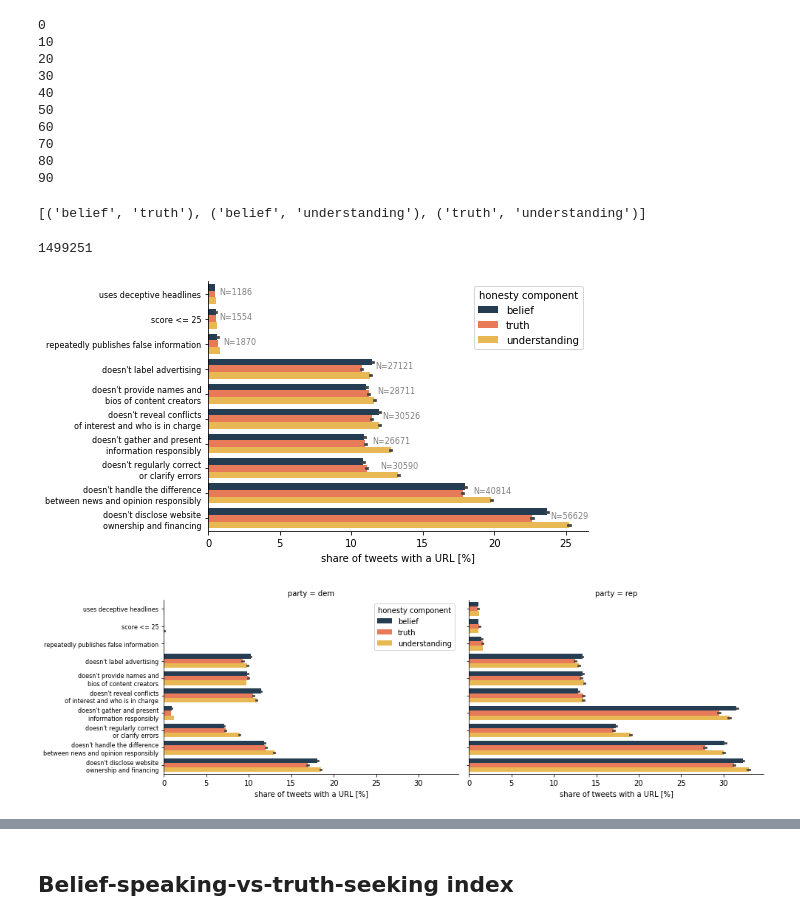
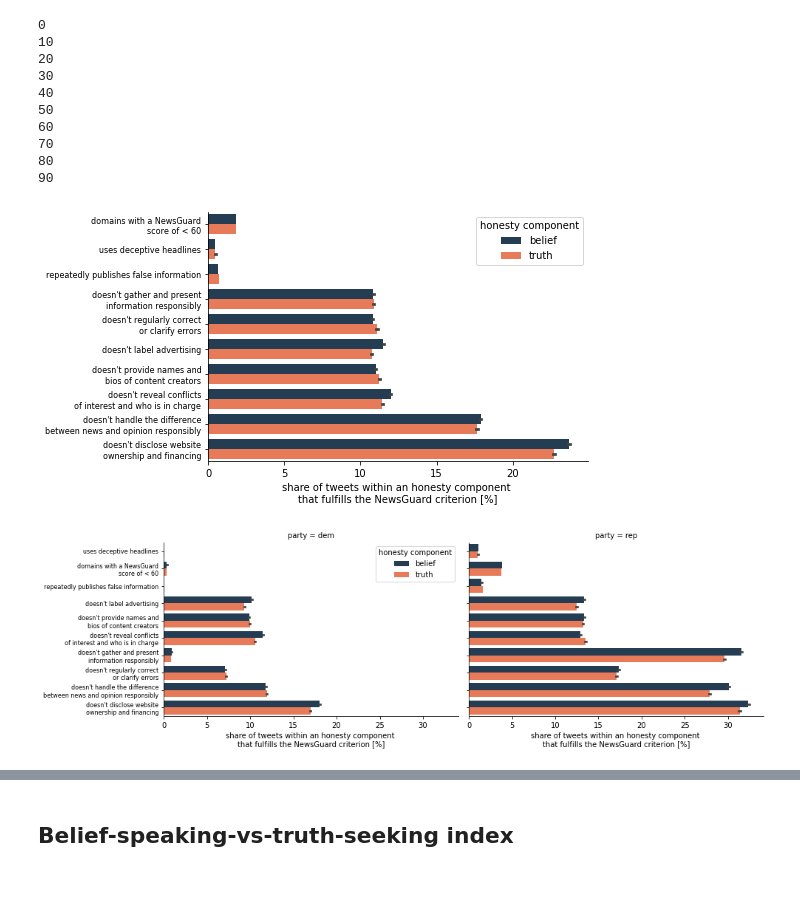
Before and after one commit to StephanLewandowsky/Honesty-project, a Jupyter notebook: code/analysis_twitter/analyze_US_politician_tweeted_URLs.ipynb, the cells around one changed output, grey strips where cells are left out. Drawn from its saved outputs; the diff is of its cells as text; code cells hidden in the pictures; blank space fills up the shorter version.

```diff
--- a/code/analysis_twitter/analyze_US_politician_tweeted_URLs.ipynb
+++ b/code/analysis_twitter/analyze_US_politician_tweeted_URLs.ipynb
@@ -691,6 +941,6 @@ for i in range(N_bootstrap):
 # %%
 N_bootstrap = 100
-cols = ["fishy"] + [f"C_{i}" for i in range(0, 9)]
+cols = ["fishy", "fishy_40", "fishy_20"] + [f"C_{i}" for i in range(0, 9)]
 dem = tweets_with_urls[tweets_with_urls["party"] == "Democrat"]
 bootstrap_results_dem = pd.DataFrame()
 for i in range(N_bootstrap):
@@ -701,7 +951,11 @@ for i in range(N_bootstrap):
     for col in cols:
         agg = tweet_sample[[col] + ["belief", "truth", "understanding"]]\
                 .groupby(col).agg(sum)
-        res = agg.loc[1] / agg.loc[0]
+
+        try:
+            res = agg.loc[1] / agg.loc[0]
+        except KeyError:
+            res = {"belief":0, "truth":0, "understanding":0}
         for comp in ["belief", "truth", "understanding"]:
             bootstrap_results_dem = bootstrap_results_dem.append({
                 "misinfo_label":col,
@@ -721,7 +975,7 @@ for i in range(N_bootstrap):
 90
 # %%
 N_bootstrap = 100
-cols = ["fishy"] + [f"C_{i}" for i in range(0, 9)]
+cols = ["fishy", "fishy_40", "fishy_20"] + [f"C_{i}" for i in range(0, 9)]
 rep = tweets_with_urls[tweets_with_urls["party"] == "Republican"]
 bootstrap_results_rep = pd.DataFrame()
 for i in range(N_bootstrap):
@@ -755,5 +1007 @@ import itertools
-# %%
-list(itertools.combinations(["belief", "truth", "understanding"], 2))
-# %% [output]
-[('belief', 'truth'), ('belief', 'understanding'), ('truth', 'understanding')]
 # %%
@@ -760,44 +1009,36 @@ list(itertools.combinations(["belief", "truth", "understanding"], 2))
 bootstrap_results["percentage"] = bootstrap_results["percentage"] * 100
-# %%
-nut_cat_dict["fishy"] = "score <= 25"
-# %%
-len(tweets_with_urls)
-# %% [output]
-1499251
-# %%
-tweets_with_urls = pd.merge(tweets_with_urls, user_df[["author_id", "party"]],
-         how="left", left_on="author_id", right_on="author_id")
 # %%
-order = ["C_4", "fishy", "C_0", "C_6", "C_8", "C_7",
-         "C_1", "C_2", "C_3", "C_5"]
+subset = bootstrap_results[bootstrap_results["honesty_component"] != "understanding"]
+order = ["fishy", "C_4", "C_0", "C_1", "C_2", "C_6", "C_8", "C_7",
+         "C_3", "C_5"]
 palette = ["#1e3d59", "#ff6e40", "#ffc13b"]
 g = sns.catplot(x="percentage", y="misinfo_label",
                 hue="honesty_component",
-                data=bootstrap_results, kind="bar",
+                data=subset, kind="bar",
                 height=4, aspect=1.5, order=order,
                 legend_out=False, palette=palette);
 g.ax.set_ylabel("")
-g.ax.set_xlabel("share of tweets with a URL [%]")
+g.ax.set_xlabel("share of tweets within an honesty component \nthat fulfills the NewsGuard criterion [%]")
 yticklabels = [nut_cat_dict[lab] for lab in order]
 g.ax.set_yticklabels(yticklabels, fontsize=8)
 g.ax.legend().set_title("honesty component")
 
 for col, y in zip(order, range(0, 10)):
     col_data = bootstrap_results[bootstrap_results["misinfo_label"] == col]
     x = col_data[["honesty_component", "percentage"]]\
         .groupby("honesty_component")\
         .agg("mean").max()["percentage"]
     N = int(tweets_with_urls[col].sum())
     if col in order[-4:]:
         mod = -1.3
     else:
         mod = 0.2
-    g.ax.text(x + mod, y, f"N={N}", fontsize=8, color="grey")
+    #g.ax.text(x + mod, y, f"N={N}", fontsize=8, color="grey")
 fig.tight_layout()
 plt.savefig("../../plots/fishy_links_and_honesty_components.png",
             bbox_inches="tight", facecolor="white")
 # %% [output]
-[figure, old version]
+[figure, new version]
 # %%
 bootstrap_results_dem["party"] = "dem"
 bootstrap_results_rep["party"] = "rep"
@@ -806,18 +1047,20 @@ bootstrap_results_party = pd.concat([bootstrap_results_dem,
     .reset_index(drop=True)
 bootstrap_results_party["percentage"] = bootstrap_results_party["percentage"] * 100
 # %%
+subset = bootstrap_results_party[bootstrap_results_party["honesty_component"] != "understanding"]
+
 order = ["C_4", "fishy", "C_0", "C_6", "C_8", "C_7",
          "C_1", "C_2", "C_3", "C_5"]
 palette = ["#1e3d59", "#ff6e40", "#ffc13b"]
 g = sns.catplot(x="percentage", y="misinfo_label",
                 hue="honesty_component", col="party",
-                data=bootstrap_results_party, kind="bar",
+                data=subset, kind="bar",
                 height=4, aspect=1.5, order=order,
                 legend_out=False, palette=palette);
 g.axes[0][0].set_ylabel("")
 g.axes[0][0].set_ylabel("")
-g.axes[0][0].set_xlabel("share of tweets with a URL [%]")
-g.axes[0][1].set_xlabel("share of tweets with a URL [%]")
+g.axes[0][0].set_xlabel("share of tweets within an honesty component \nthat fulfills the NewsGuard criterion [%]")
+g.axes[0][1].set_xlabel("share of tweets within an honesty component \nthat fulfills the NewsGuard criterion [%]")
 yticklabels = [nut_cat_dict[lab] for lab in order]
 g.axes[0][0].set_yticklabels(yticklabels, fontsize=8)
 g.axes[0][0].legend().set_title("honesty component")
@@ -826,7 +1069,7 @@ fig.tight_layout()
 plt.savefig("../../plots/fishy_links_and_honesty_components_partysplit.png",
             bbox_inches="tight", facecolor="white")
 # %% [output]
-[figure, old version]
+[figure, new version]
 # %%
 dem = tweets_with_urls[tweets_with_urls["party"] == "Democrat"]
 rep = tweets_with_urls[tweets_with_urls["party"] == "Republican"]
```
Also changed, not shown: parts of 56 cells of this notebook.
